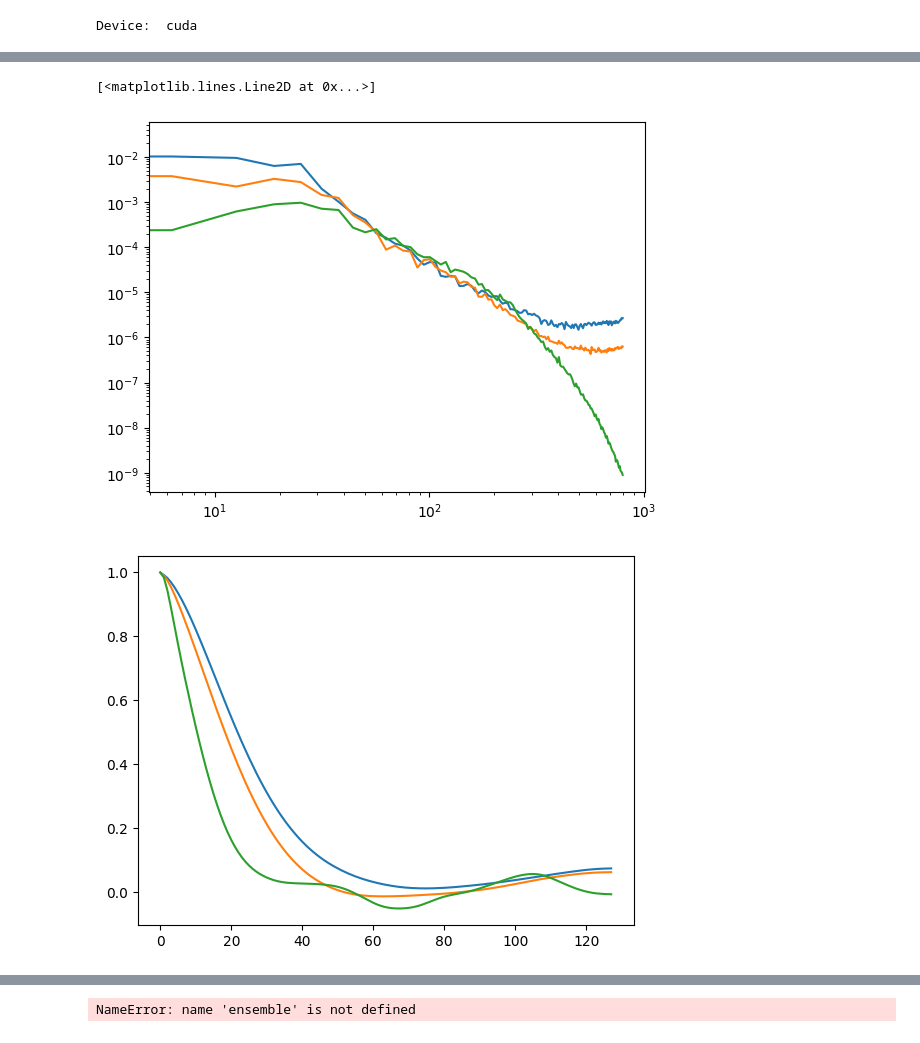
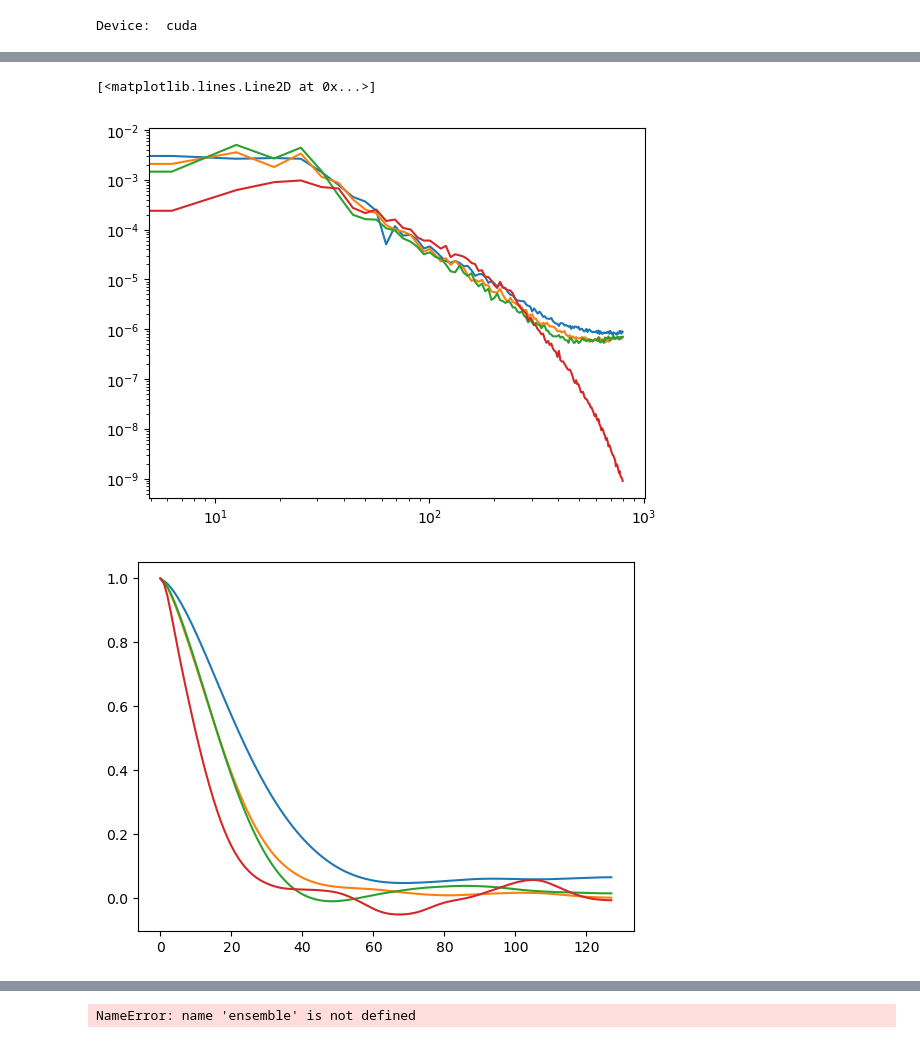
Before and after one commit to baristuran/baris-personal, a Jupyter notebook: data_assimilation.ipynb, the cells around one changed output, grey strips where cells are left out. Drawn from its saved outputs; the diff is of its cells as text; code cells hidden in the pictures.

```diff
--- a/data_assimilation.ipynb
+++ b/data_assimilation.ipynb
@@ -126,18 +151,16 @@ y = test_snapshots[trajectory] * mask
 xx,yy = np.meshgrid(np.arange(256), np.arange(256))
 ax.scatter(xx*mask, yy*mask, s=1, c="black", alpha=0.5)
 
+measurement_std = 0.0
+measurement_noise = np.random.randn(*mask.shape) * measurement_std
+y = y + measurement_noise * mask
+y_dataset = NumpyDataset(y)
+y_dataloader = DataLoader(y_dataset, batch_size=5, shuffle=False)
+
 mask = torch.tensor(mask, requires_grad=True).to(device)
 epsilon = torch.randn_like(mask, requires_grad=True, dtype=torch.float32).unsqueeze(1).to(device)
 
-
-measurement_std = 0.0
-measurement_noise = torch.randn_like(mask, dtype=torch.float32) * measurement_std
-y = torch.tensor(y, dtype=torch.float32).unsqueeze(1).to(device) + measurement_noise * mask
-
-step_size= 0.6
-
-generated_sample = denoise(epsilon, mask, y, model, step_size)
-ax2.imshow(generated_sample.squeeze().cpu().detach().numpy()[plot_idx])
-print(torch.max(torch.abs(generated_sample)))
+step_size= 0.0
+generated_sample = denoise_dataloader(mask, y_dataloader, model, step_size)
 # %% [output]
 975.0
@@ -163,45 +198,43 @@ def two_point_corr(field, axis=0):
     f_corr = np.array(f_corr)
     return f_corr
 # %%
-generated_sample_numpy = generated_sample.detach().squeeze().cpu().numpy()
-
 if step_size == 0:
-    name = "unconditional" + str(percentage)
+    name = "unconditional" +  "_" + "p" + "_" + str(percentage)
 else:
     name = "step_size_" + str(step_size) + "_" + "p" + "_" + str(percentage)
 name = "generated_samples/" + name + ".npy"
-np.save(name, generated_sample_numpy)
+np.save(name, generated_sample)
 # %%
 from energy_spectrum import compute_tke_spectrum
 fig,ax = plt.subplots()
 fig2,ax2 = plt.subplots()
-names = ["unconditional", "step_size_0.6"]
+names = ["unconditional_p_0.1", "step_size_0.6_p_0.1", "step_size_1.0_p_0.1"]
 two_point_corrs = []
 spectra = []
 for name in names:
     generated_sample_numpy = np.load("generated_samples/" + name + ".npy")
     _, wavenumbers, spectrum = compute_tke_spectrum(generated_sample_numpy[plot_idx],1,1)
     ax.set_xscale("log")
     ax.set_yscale("log")
     two_point_correlation = two_point_corr(generated_sample_numpy, axis=1)
     spectra.append(spectrum)
     two_point_corrs.append(two_point_correlation)
 spectra = np.array(spectra)
 two_point_corrs = np.array(two_point_corrs)
 
 _, wavenumbers, spectrum_ground_truth = compute_tke_spectrum(test_snapshots.squeeze()[trajectory, plot_idx],1,1)
 two_point_correlation_gt = two_point_corr(test_snapshots.squeeze()[trajectory], axis=1)
 
 ax.plot(wavenumbers[:128], spectra.T[:128])
 ax.plot(wavenumbers[:128], spectrum_ground_truth[:128])
 fig
 
 ax2.plot(two_point_corrs.T)
 ax2.plot(two_point_correlation_gt)
 # %% [output]
 [<matplotlib.lines.Line2D at 0x...>]
-[figure, old version]
+[figure, new version]
-[figure, old version]
+[figure, new version]
 # %%
 ensemble_size = 100
 ensemble_list = []
```
Also changed, not shown: parts of 6 cells of this notebook.
